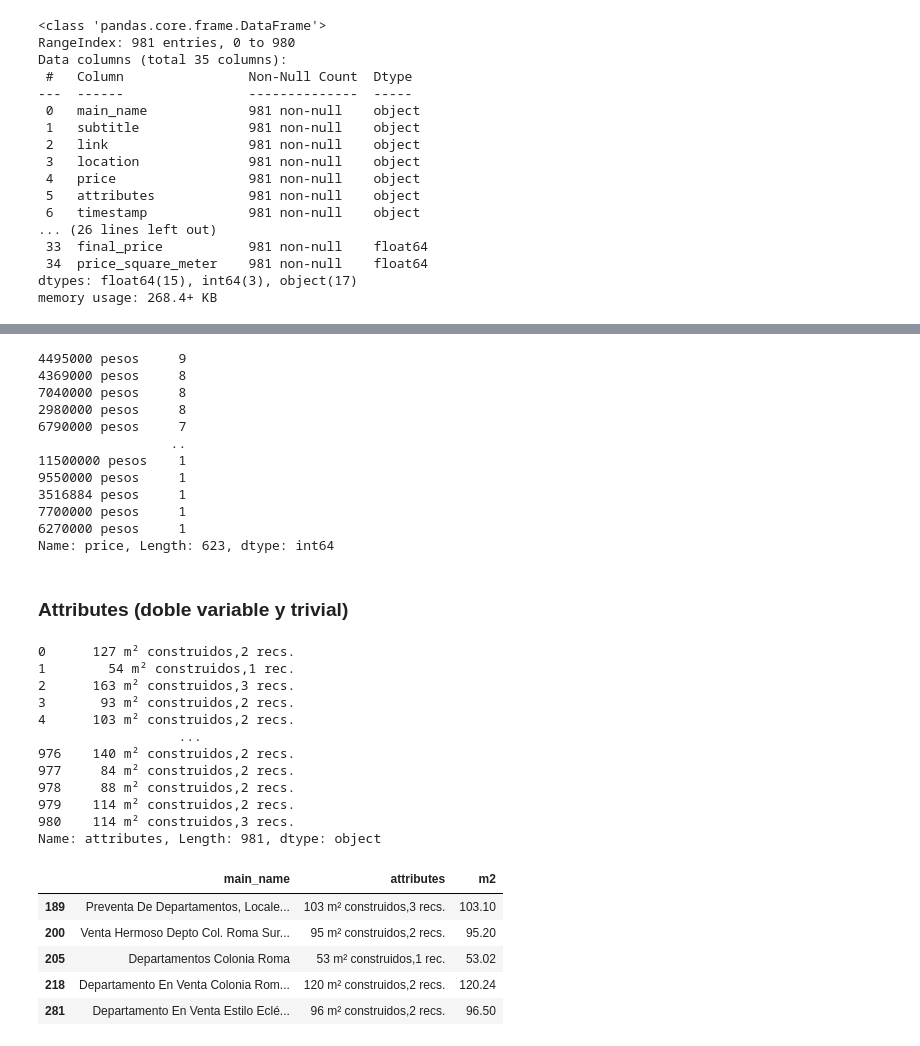
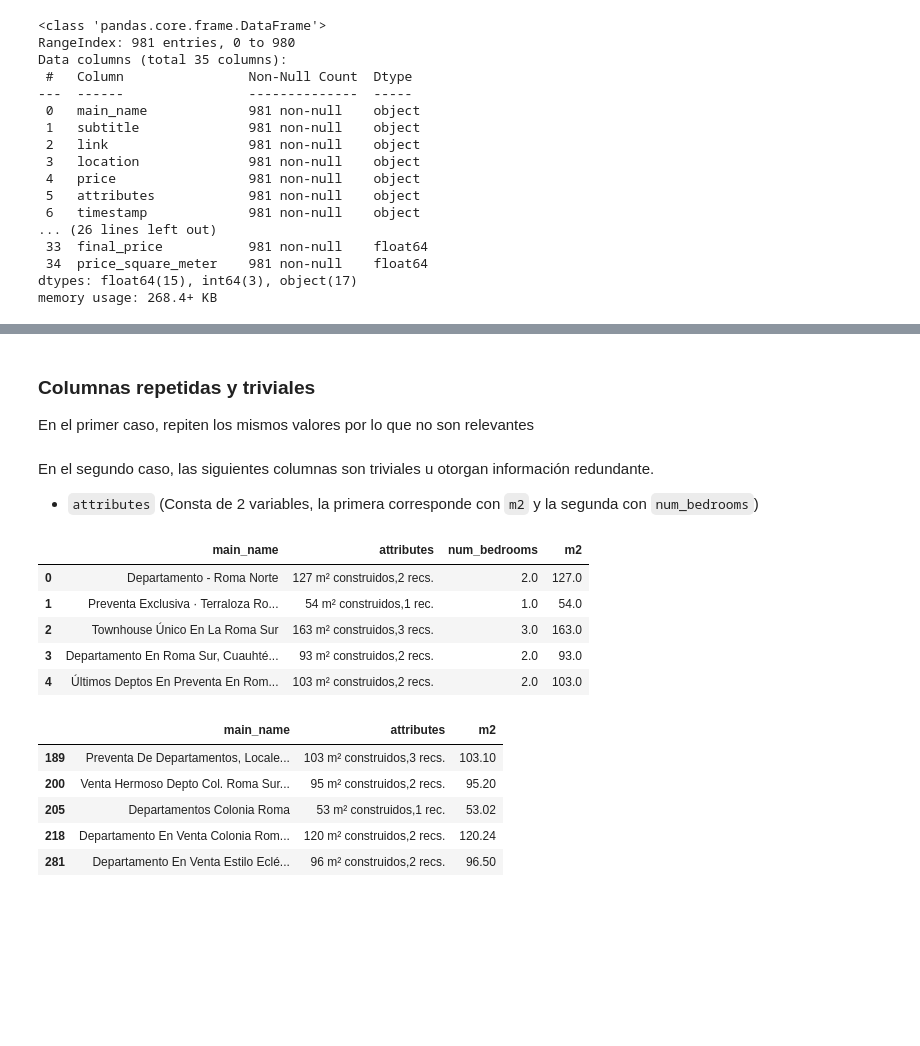
Before and after one commit to joshbrx/DataScience_challenge, a Jupyter notebook: Departamentos_en_la_CDMX.ipynb, the cells around one changed output, grey strips where cells are left out. Cells and saved outputs as stored; diff of their text form; code cells hidden in the pictures; blank space fills up the shorter version.

```diff
--- a/Departamentos_en_la_CDMX.ipynb
+++ b/Departamentos_en_la_CDMX.ipynb
@@ -102,19 +59,4 @@ Name: location, Length: 181, dtype: int64
-# %%
-print(df["price"].value_counts())           # se trata de una variable numerica con todos sus valores enteros
-data_cdmx["price"] = df['price'].apply(lambda x: int(re.search(r'\d+', x).group()))     # convertimos esta columna a datos de tipo numérico
-# data_cdmx.iloc[:,[0,3]]
-# %% [output]
-4495000 pesos     9
-4369000 pesos     8
-7040000 pesos     8
-2980000 pesos     8
-6790000 pesos     7
-                 ..
-11500000 pesos    1
-9550000 pesos     1
-3516884 pesos     1
-7700000 pesos     1
-6270000 pesos     1
-Name: price, Length: 623, dtype: int64
-# %% [markdown]
-### Attributes (doble variable y trivial)
+# %% [markdown]
+### Columnas repetidas y triviales
+
+En el primer caso, repiten los mismos valores por lo que no son relevantes
@@ -121,17 +66,15 @@ Name: price, Length: 623, dtype: int64
+# %% [markdown]
+En el segundo caso, las siguientes columnas son triviales u otorgan información redundante.
+
+* `attributes` (Consta de 2 variables, la primera corresponde con `m2` y la segunda con `num_bedrooms`)
 # %%
-# Hay 2 variables comprimidas en una sola (la primera corresponde con la columna "m2" y la segunda con "num_bedrooms")
-print(df.iloc[:,5])
+# Hay 2 variables comprimidas en `attributes` (la primera corresponde con la columna `m2` y la segunda con `num_bedrooms`)
+df.iloc[:,[0,5,30,32]].head()
 # %% [output]
-0      127 m² construidos,2 recs.
-1        54 m² construidos,1 rec.
-2      163 m² construidos,3 recs.
-3       93 m² construidos,2 recs.
-4      103 m² construidos,2 recs.
-                  ...
-976    140 m² construidos,2 recs.
-977     84 m² construidos,2 recs.
-978     88 m² construidos,2 recs.
-979    114 m² construidos,2 recs.
-980    114 m² construidos,3 recs.
-Name: attributes, Length: 981, dtype: object
+|  | main_name | attributes | num_bedrooms | m2 |
+| 0 | Departamento - Roma Norte | 127 m² construidos,2 recs. | 2.0 | 127.0 |
+| 1 | Preventa Exclusiva · Terraloza Ro... | 54 m² construidos,1 rec. | 1.0 | 54.0 |
+| 2 | Townhouse Único En La Roma Sur | 163 m² construidos,3 recs. | 3.0 | 163.0 |
+| 3 | Departamento En Roma Sur, Cuauhté... | 93 m² construidos,2 recs. | 2.0 | 93.0 |
+| 4 | Últimos Deptos En Preventa En Rom... | 103 m² construidos,2 recs. | 2.0 | 103.0 |
 # %%
```
Also changed, not shown: parts of 69 cells of this notebook.
